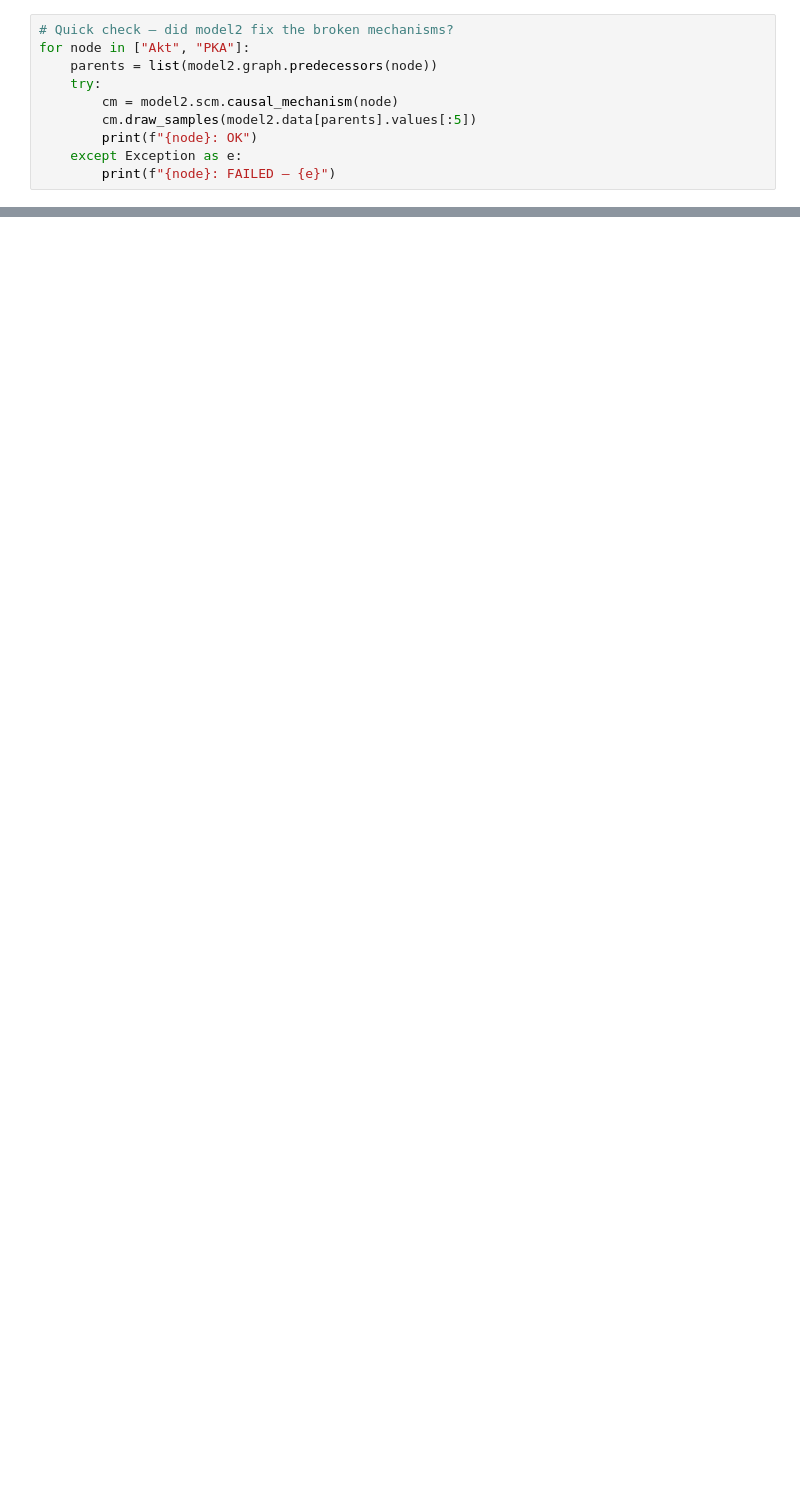
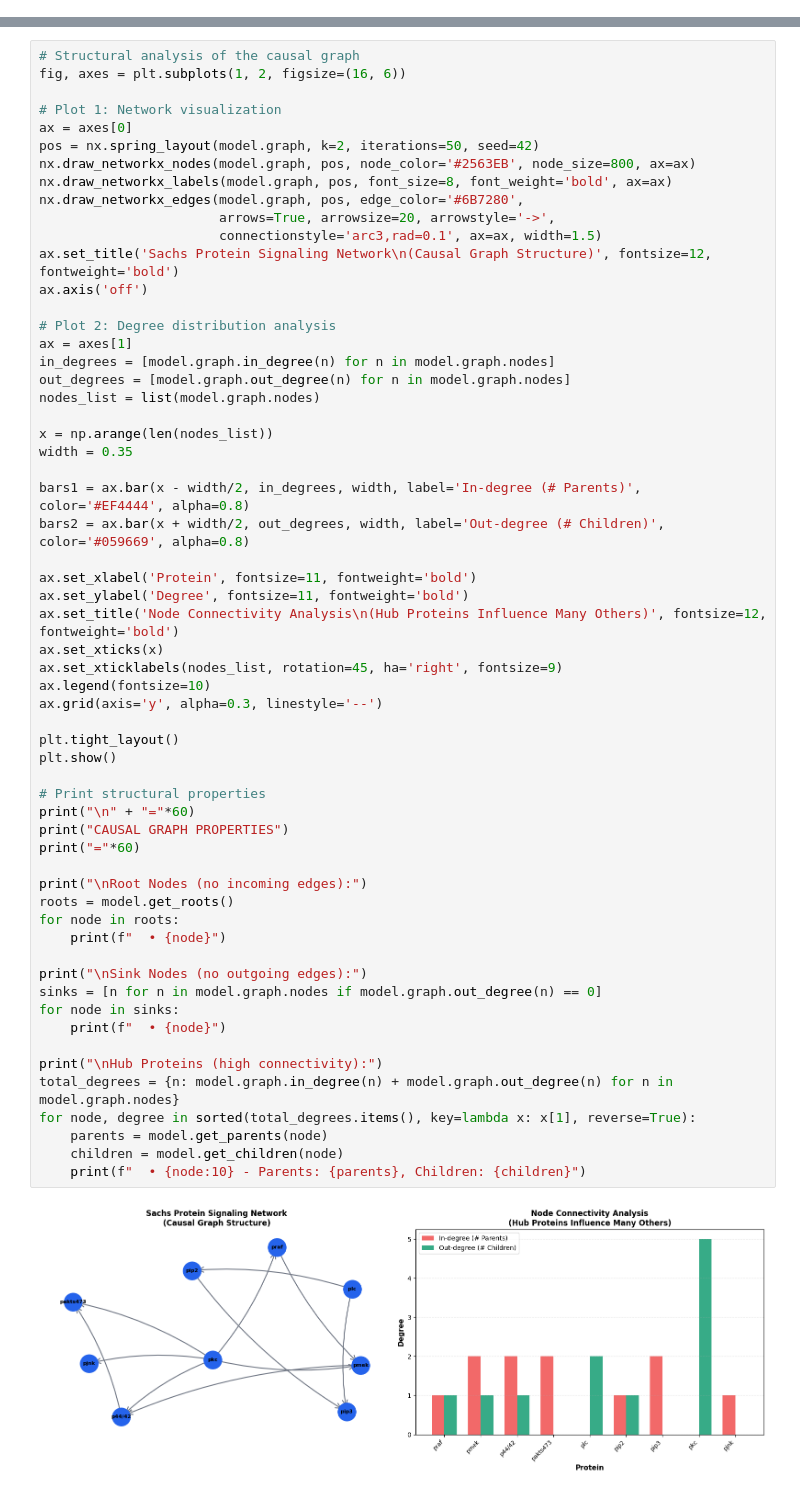
Before and after one commit to robust-ai-group/CausalPype, a Jupyter notebook: examples/sachs.ipynb, the cells around one changed output, grey strips where cells are left out. Saved outputs shown, nothing was run; the diff lists cells and outputs as text; blank space fills up the shorter version.

Commit message:
started with sachs

```diff
--- a/examples/sachs.ipynb
+++ b/examples/sachs.ipynb
@@ -368,10 +0,0 @@ result.summary()
-# %%
-# Quick check — did model2 fix the broken mechanisms?
-for node in ["Akt", "PKA"]:
-    parents = list(model2.graph.predecessors(node))
-    try:
-        cm = model2.scm.causal_mechanism(node)
-        cm.draw_samples(model2.data[parents].values[:5])
-        print(f"{node}: OK")
-    except Exception as e:
-        print(f"{node}: FAILED — {e}")
@@ -466,0 +237,61 @@ ValueError: Found unknown categories [np.int64(0)] in column 0 during transform
+# %%
+# Structural analysis of the causal graph
+fig, axes = plt.subplots(1, 2, figsize=(16, 6))
+
+# Plot 1: Network visualization
+ax = axes[0]
+pos = nx.spring_layout(model.graph, k=2, iterations=50, seed=42)
+nx.draw_networkx_nodes(model.graph, pos, node_color='#2563EB', node_size=800, ax=ax)
+nx.draw_networkx_labels(model.graph, pos, font_size=8, font_weight='bold', ax=ax)
+nx.draw_networkx_edges(model.graph, pos, edge_color='#6B7280',
+                       arrows=True, arrowsize=20, arrowstyle='->',
+                       connectionstyle='arc3,rad=0.1', ax=ax, width=1.5)
+ax.set_title('Sachs Protein Signaling Network\n(Causal Graph Structure)', fontsize=12, fontweight='bold')
+ax.axis('off')
+
+# Plot 2: Degree distribution analysis
+ax = axes[1]
+in_degrees = [model.graph.in_degree(n) for n in model.graph.nodes]
+out_degrees = [model.graph.out_degree(n) for n in model.graph.nodes]
+nodes_list = list(model.graph.nodes)
+
+x = np.arange(len(nodes_list))
+width = 0.35
+
+bars1 = ax.bar(x - width/2, in_degrees, width, label='In-degree (# Parents)', color='#EF4444', alpha=0.8)
+bars2 = ax.bar(x + width/2, out_degrees, width, label='Out-degree (# Children)', color='#059669', alpha=0.8)
+
+ax.set_xlabel('Protein', fontsize=11, fontweight='bold')
+ax.set_ylabel('Degree', fontsize=11, fontweight='bold')
+ax.set_title('Node Connectivity Analysis\n(Hub Proteins Influence Many Others)', fontsize=12, fontweight='bold')
+ax.set_xticks(x)
+ax.set_xticklabels(nodes_list, rotation=45, ha='right', fontsize=9)
+ax.legend(fontsize=10)
+ax.grid(axis='y', alpha=0.3, linestyle='--')
+
+plt.tight_layout()
+plt.show()
+
+# Print structural properties
+print("\n" + "="*60)
+print("CAUSAL GRAPH PROPERTIES")
+print("="*60)
+
+print("\nRoot Nodes (no incoming edges):")
+roots = model.get_roots()
+for node in roots:
+    print(f"  • {node}")
+
+print("\nSink Nodes (no outgoing edges):")
+sinks = [n for n in model.graph.nodes if model.graph.out_degree(n) == 0]
+for node in sinks:
+    print(f"  • {node}")
+
+print("\nHub Proteins (high connectivity):")
+total_degrees = {n: model.graph.in_degree(n) + model.graph.out_degree(n) for n in model.graph.nodes}
+for node, degree in sorted(total_degrees.items(), key=lambda x: x[1], reverse=True):
+    parents = model.get_parents(node)
+    children = model.get_children(node)
+    print(f"  • {node:10} - Parents: {parents}, Children: {children}")
+# %% [output]
+[figure, added]
```
Also changed, not shown: parts of 65 cells of this notebook.
